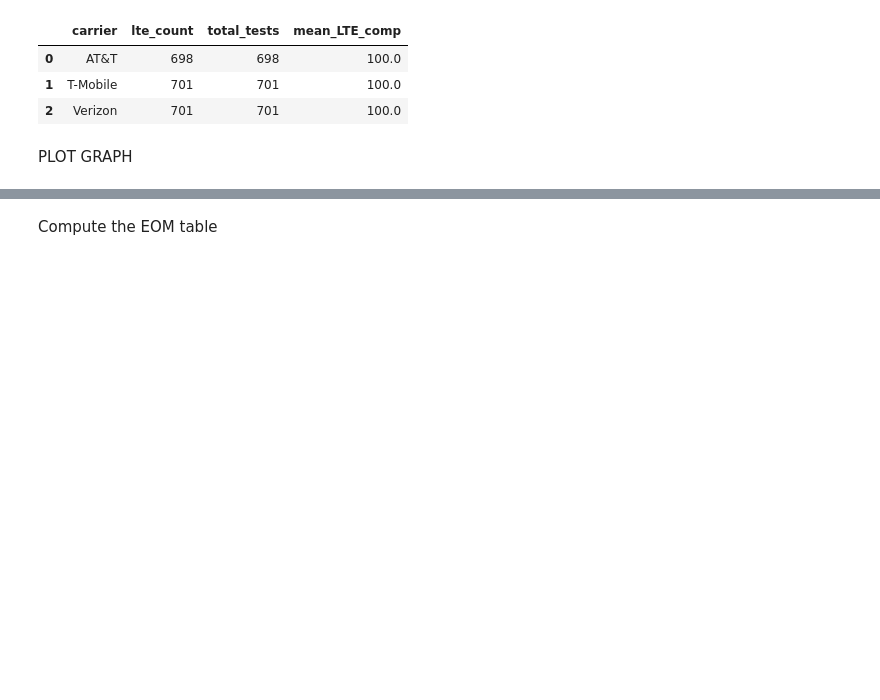
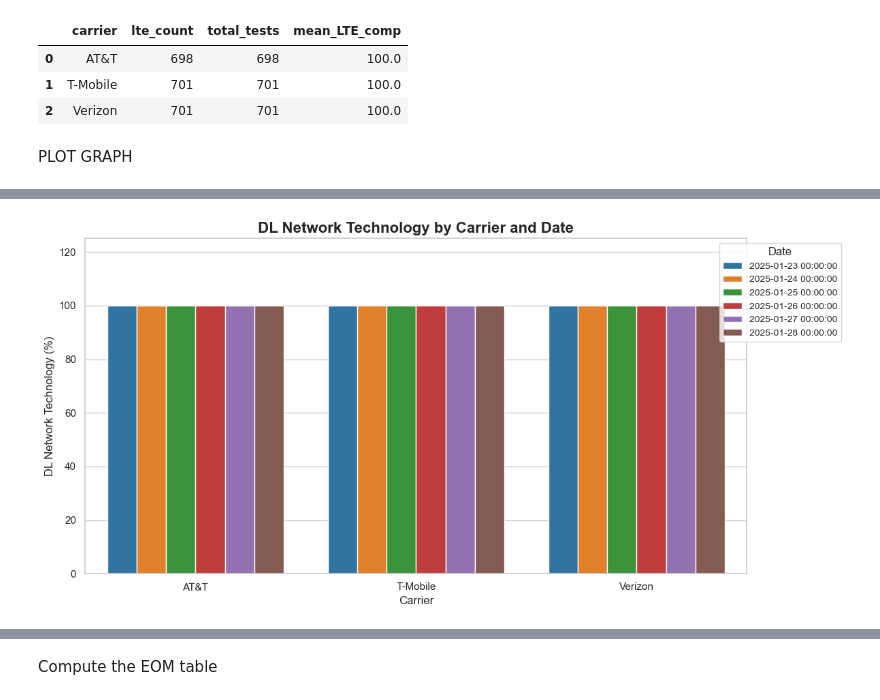
Before and after one commit to ookla-jennymassari/dq_reporting_test.py, a Jupyter notebook: dq_reporting_notebook.ipynb, the cells around one changed output, grey strips where cells are left out. Drawn from its saved outputs; the diff is of its cells as text; code cells hidden in the pictures; blank space fills up the shorter version.

```diff
--- a/dq_reporting_notebook.ipynb
+++ b/dq_reporting_notebook.ipynb
@@ -661,0 +747,38 @@ PLOT GRAPH
+# %%
+# Convert start_date to datetime for grouping
+lte_curr["start_date"] = pd.to_datetime(lte_curr["start_date"])  # Ensure start_date is in datetime format
+
+# Initialize the plot
+fig, ax = plt.subplots(figsize=(12, 6))
+
+# Bar plot for LTE percentage grouped by carrier and start_date
+sns.barplot(
+    data=lte_curr,
+    x="carrier",
+    y="lte_pct",
+    hue="start_date",
+    dodge=True,
+    palette="tab10",
+    ax=ax
+)
+
+# Customize the plot
+ax.set_title("DL Network Technology by Carrier and Date", fontsize=16, fontweight="bold")
+ax.set_xlabel("Carrier", fontsize=12)
+ax.set_ylabel("DL Network Technology (%)", fontsize=12)
+ax.set_ylim(0, 125)
+ax.legend(
+    title="Date",
+    fontsize=10,
+    title_fontsize=12,
+    loc="upper right",
+    bbox_to_anchor=(1.15, 1)
+)
+
+# Adjust layout
+plt.tight_layout()
+
+# Show the plot
+plt.show()
+# %% [output]
+[figure, added]
```
Also changed, not shown: parts of 7 cells of this notebook, 1 other file.
